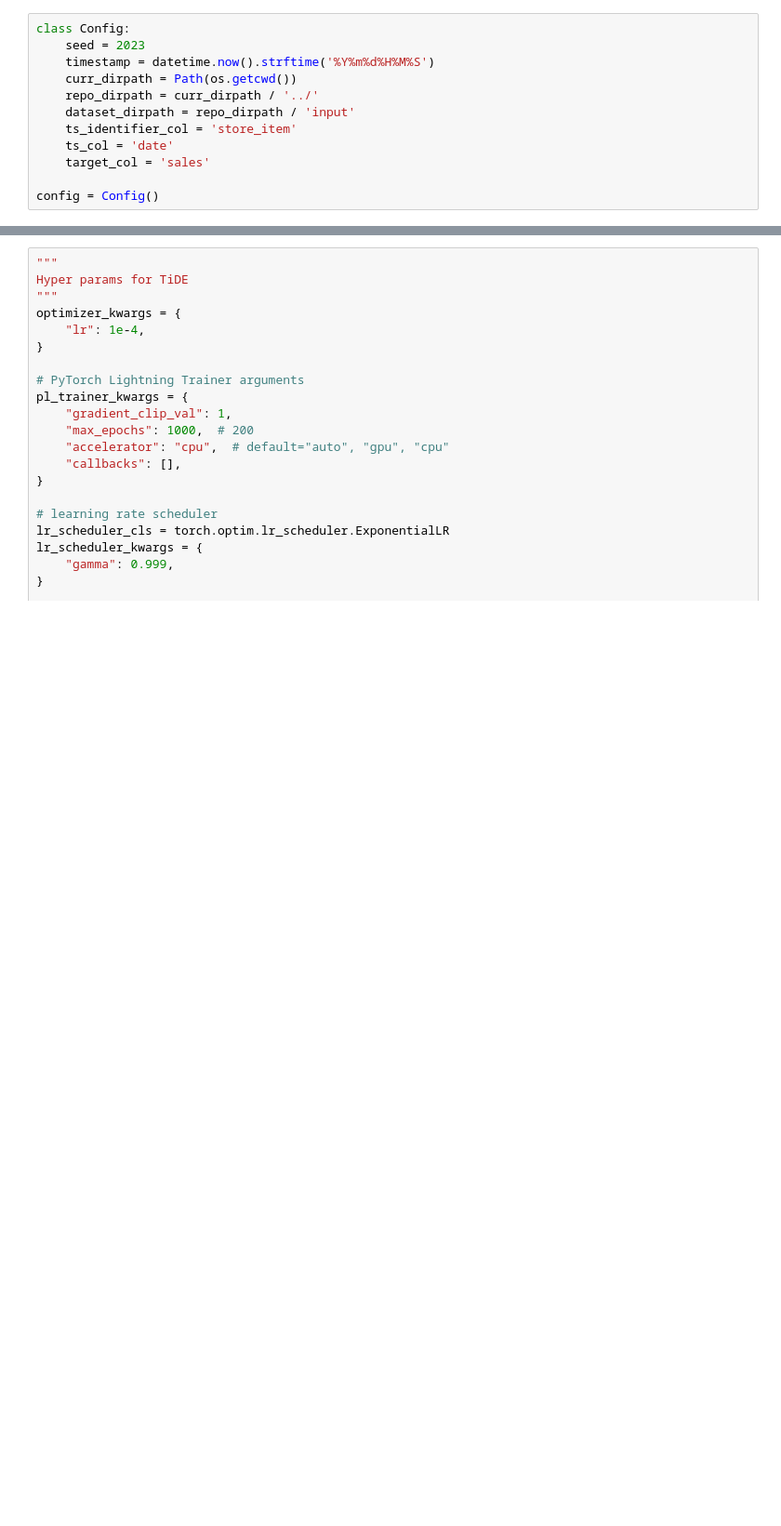
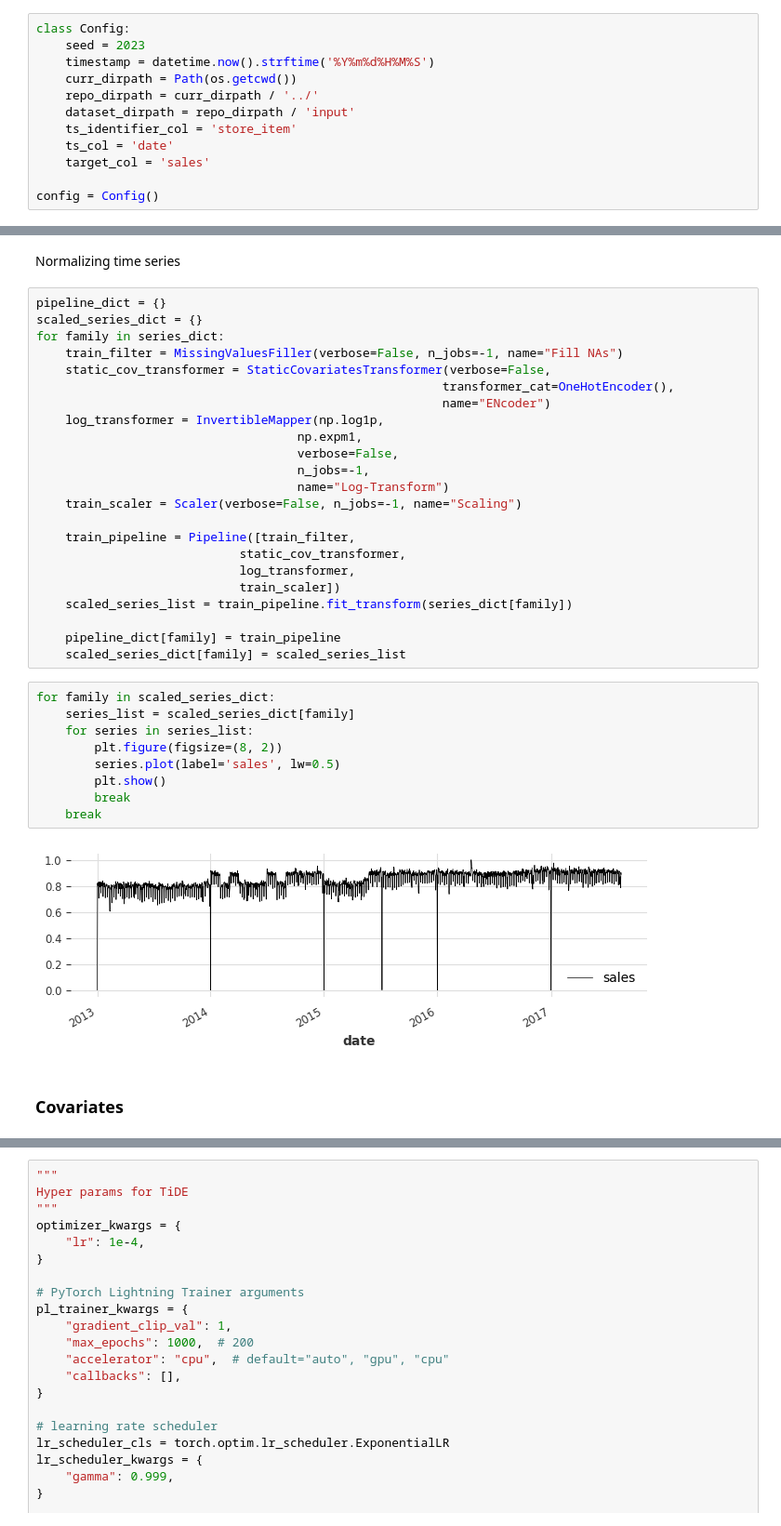
Before and after one commit to caron14/sales_forecasts_walmart, a Jupyter notebook: notebooks/baseline.ipynb, the cells around one changed output, grey strips where cells are left out. Shown at 93% size. Saved outputs shown, nothing was run; the diff lists cells and outputs as text; blank space fills up the shorter version.

```diff
--- a/notebooks/baseline.ipynb
+++ b/notebooks/baseline.ipynb
@@ -276,0 +269,38 @@ for _series in series:
+# %% [markdown]
+Normalizing time series
+# %%
+pipeline_dict = {}
+scaled_series_dict = {}
+for family in series_dict:
+    train_filter = MissingValuesFiller(verbose=False, n_jobs=-1, name="Fill NAs")
+    static_cov_transformer = StaticCovariatesTransformer(verbose=False,
+                                                        transformer_cat=OneHotEncoder(),
+                                                        name="ENcoder")
+    log_transformer = InvertibleMapper(np.log1p,
+                                    np.expm1,
+                                    verbose=False,
+                                    n_jobs=-1,
+                                    name="Log-Transform")
+    train_scaler = Scaler(verbose=False, n_jobs=-1, name="Scaling")
+
+    train_pipeline = Pipeline([train_filter,
+                            static_cov_transformer,
+                            log_transformer,
+                            train_scaler])
+    scaled_series_list = train_pipeline.fit_transform(series_dict[family])
+
+    pipeline_dict[family] = train_pipeline
+    scaled_series_dict[family] = scaled_series_list
+# %%
+for family in scaled_series_dict:
+    series_list = scaled_series_dict[family]
+    for series in series_list:
+        plt.figure(figsize=(8, 2))
+        series.plot(label='sales', lw=0.5)
+        plt.show()
+        break
+    break
+# %% [output]
+[figure, added]
+# %% [markdown]
+### Covariates
```
Also changed, not shown: parts of 77 cells of this notebook.
